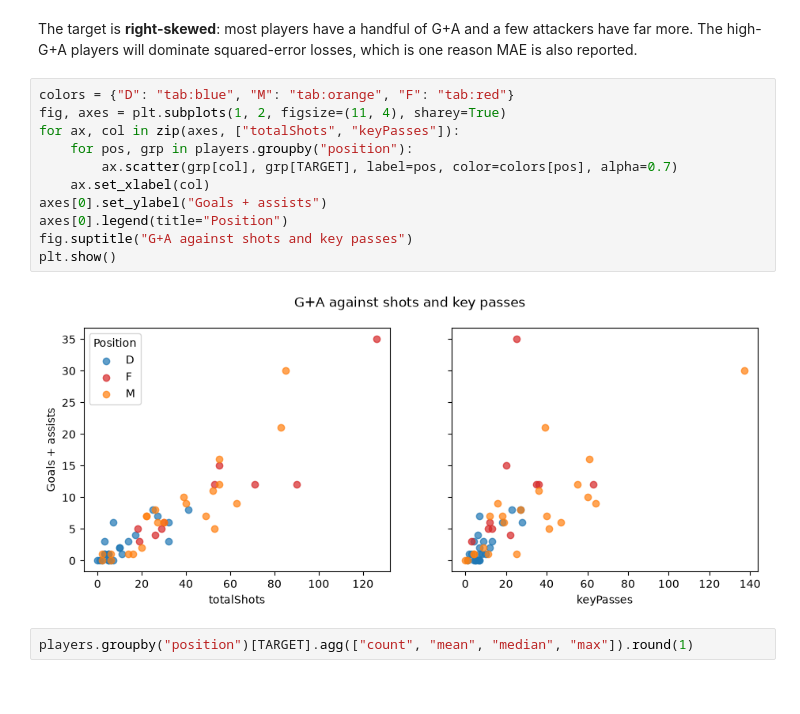
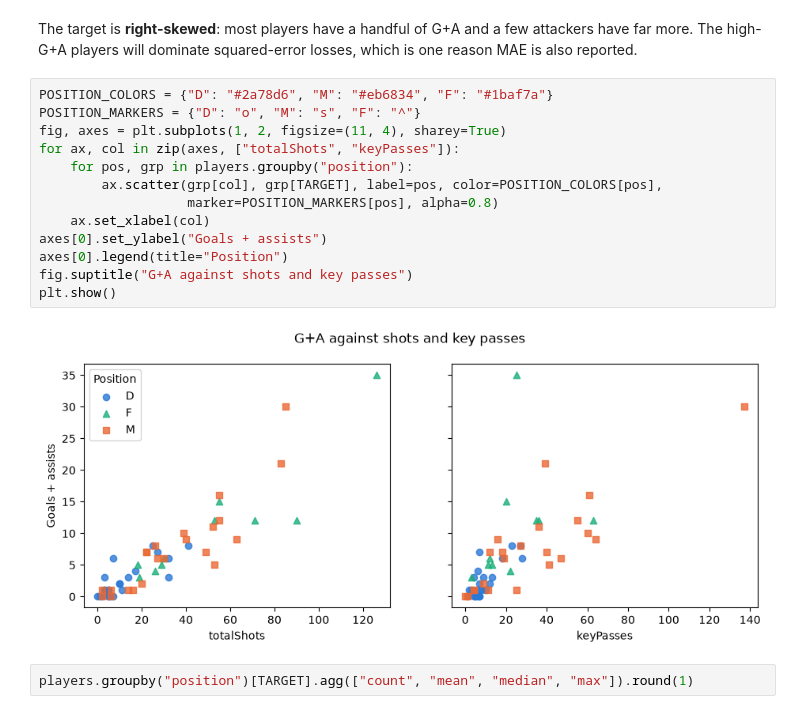
Before and after one commit to Mujtabazadawa/G-A-predictor, a Jupyter notebook: notebooks/ga_predictor.ipynb, the cells around one changed output. Drawn from its saved outputs; the diff is of its cells as text.

```diff
--- a/notebooks/ga_predictor.ipynb
+++ b/notebooks/ga_predictor.ipynb
@@ -174,18 +176,20 @@ Name: goalsAssistsSum, dtype: float64
 # %% [markdown]
 The target is **right-skewed**: most players have a handful of G+A and a few attackers have far more. The high-G+A players will dominate squared-error losses, which is one reason MAE is also reported.
 # %%
-colors = {"D": "tab:blue", "M": "tab:orange", "F": "tab:red"}
+POSITION_COLORS = {"D": "#2a78d6", "M": "#eb6834", "F": "#1baf7a"}
+POSITION_MARKERS = {"D": "o", "M": "s", "F": "^"}
 fig, axes = plt.subplots(1, 2, figsize=(11, 4), sharey=True)
 for ax, col in zip(axes, ["totalShots", "keyPasses"]):
     for pos, grp in players.groupby("position"):
-        ax.scatter(grp[col], grp[TARGET], label=pos, color=colors[pos], alpha=0.7)
+        ax.scatter(grp[col], grp[TARGET], label=pos, color=POSITION_COLORS[pos],
+                   marker=POSITION_MARKERS[pos], alpha=0.8)
     ax.set_xlabel(col)
 axes[0].set_ylabel("Goals + assists")
 axes[0].legend(title="Position")
 fig.suptitle("G+A against shots and key passes")
 plt.show()
 # %% [output]
-[figure, old version]
+[figure, new version]
 # %%
 players.groupby("position")[TARGET].agg(["count", "mean", "median", "max"]).round(1)
 # %% [output]
```
Also changed, not shown: parts of 19 cells of this notebook, 4 other files.
